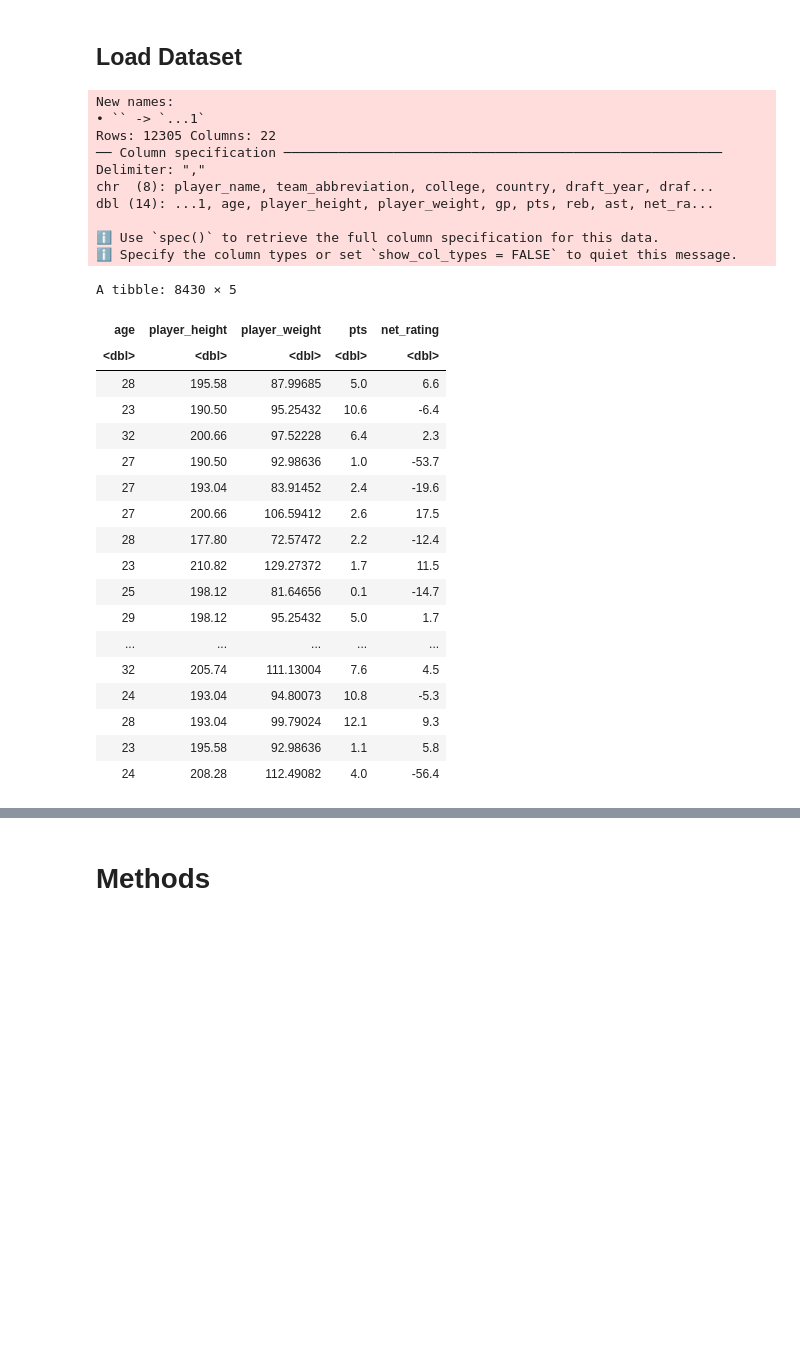
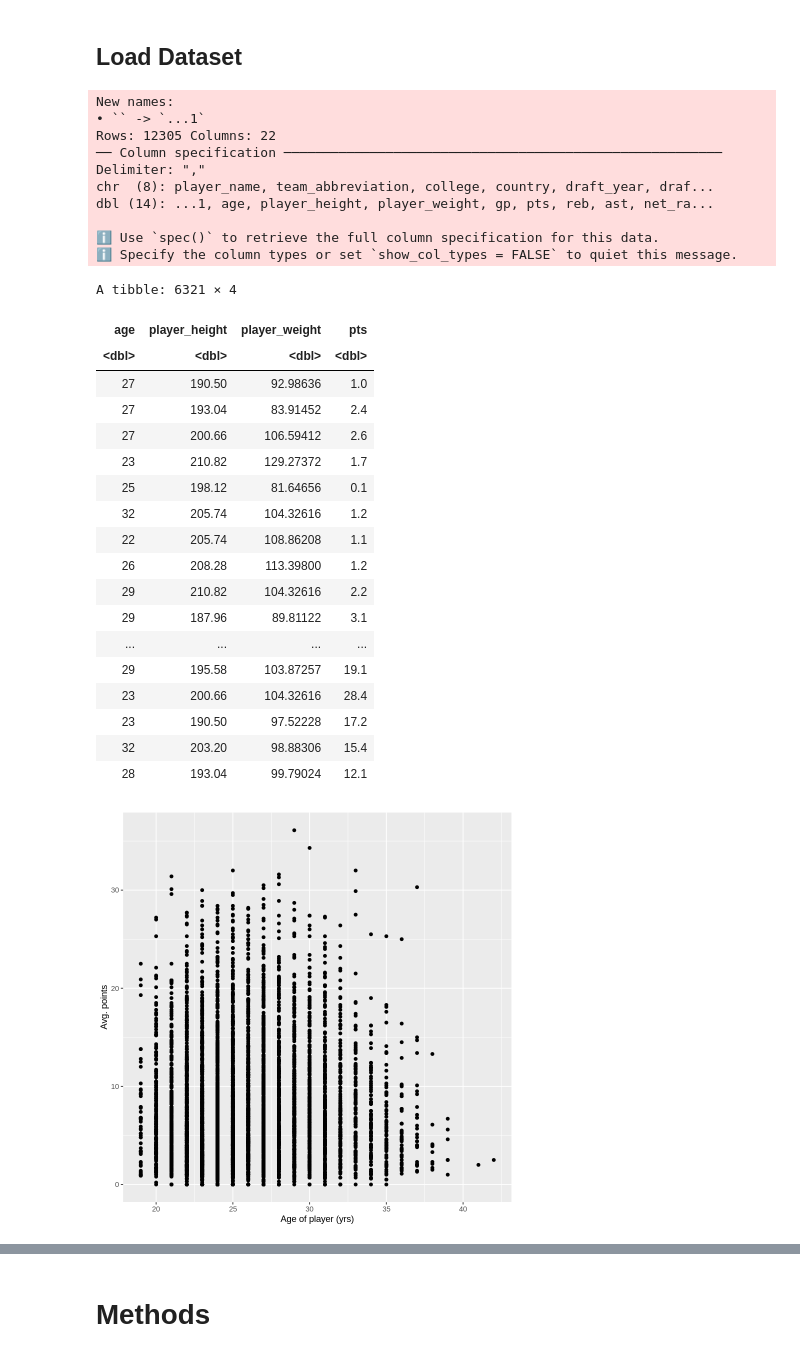
Before and after one commit to mdean808/dsci-100-group-project, a Jupyter notebook: project.ipynb, the cells around one changed output, grey strips where cells are left out. Drawn from its saved outputs; the diff is of its cells as text; code cells hidden in the pictures; blank space fills up the shorter version.

Commit message:
Added plots of relevant variables

```diff
--- a/project.ipynb
+++ b/project.ipynb
@@ -33,46 +33,68 @@ library(repr)
 # %%
 url <-"https://github.com/mdean808/dsci-100-group-project/blob/b11c50b091b2c4a554a2b7ff8f9e568e081b0f3c/all_seasons.csv"
 
 
 temp <- tempfile()
 
 
 download.file(url, temp)
 # read the dataset from temp file
 nba_players <- read_csv("all_seasons.csv")
 
 nba_players <- nba_players |>
 filter(draft_year > 2000) |>
-select(age, player_height, player_weight, pts, net_rating)
+select(age, player_height, player_weight, pts)
 
-nba_players
+nba_players_split <- initial_split(nba_players, prop = 0.75, strata = pts)
+nba_training <- training(nba_players_split)
+nba_testing <- testing(nba_players_split)
+
+nba_training
+
+
+nba_plot_age <- ggplot(nba_training, aes(x = age, y = pts)) +
+geom_point() +
+labs(x = "Age of player (yrs)", y = "Avg. points")
+
+nba_plot_height <- ggplot(nba_training, aes(x = player_height, y = pts)) +
+geom_point() +
+labs(x = "Player height (cm)", y = "Avg. points")
+
+nba_plot_weight <- ggplot(nba_training, aes(x = player_weight, y = pts)) +
+geom_point() +
+labs(x = "Player weight (kg)", y = "Avg. points")
+
+nba_plot_age
+nba_plot_height
+nba_plot_weight
 # %% [output]
 New names:
 • `` -> `...1`
 Rows: 12305 Columns: 22
 ── Column specification ────────────────────────────────────────────────────────
 Delimiter: ","
 chr  (8): player_name, team_abbreviation, college, country, draft_year, draf...
 dbl (14): ...1, age, player_height, player_weight, gp, pts, reb, ast, net_ra...
 
 ℹ Use `spec()` to retrieve the full column specification for this data.
 ℹ Specify the column types or set `show_col_types = FALSE` to quiet this message.
-A tibble: 8430 × 5
+A tibble: 6321 × 4
-| age | player_height | player_weight | pts | net_rating |
-| <dbl> | <dbl> | <dbl> | <dbl> | <dbl> |
-| 28 | 195.58 | 87.99685 | 5.0 | 6.6 |
-| 23 | 190.50 | 95.25432 | 10.6 | -6.4 |
-| 32 | 200.66 | 97.52228 | 6.4 | 2.3 |
-| 27 | 190.50 | 92.98636 | 1.0 | -53.7 |
-| 27 | 193.04 | 83.91452 | 2.4 | -19.6 |
-| 27 | 200.66 | 106.59412 | 2.6 | 17.5 |
-| 28 | 177.80 | 72.57472 | 2.2 | -12.4 |
-| 23 | 210.82 | 129.27372 | 1.7 | 11.5 |
-| 25 | 198.12 | 81.64656 | 0.1 | -14.7 |
-| 29 | 198.12 | 95.25432 | 5.0 | 1.7 |
-| ... | ... | ... | ... | ... |
-| 32 | 205.74 | 111.13004 | 7.6 | 4.5 |
-| 24 | 193.04 | 94.80073 | 10.8 | -5.3 |
-| 28 | 193.04 | 99.79024 | 12.1 | 9.3 |
-| 23 | 195.58 | 92.98636 | 1.1 | 5.8 |
-| 24 | 208.28 | 112.49082 | 4.0 | -56.4 |
+| age | player_height | player_weight | pts |
+| <dbl> | <dbl> | <dbl> | <dbl> |
+| 27 | 190.50 | 92.98636 | 1.0 |
+| 27 | 193.04 | 83.91452 | 2.4 |
+| 27 | 200.66 | 106.59412 | 2.6 |
+| 23 | 210.82 | 129.27372 | 1.7 |
+| 25 | 198.12 | 81.64656 | 0.1 |
+| 32 | 205.74 | 104.32616 | 1.2 |
+| 22 | 205.74 | 108.86208 | 1.1 |
+| 26 | 208.28 | 113.39800 | 1.2 |
+| 29 | 210.82 | 104.32616 | 2.2 |
+| 29 | 187.96 | 89.81122 | 3.1 |
+| ... | ... | ... | ... |
+| 29 | 195.58 | 103.87257 | 19.1 |
+| 23 | 200.66 | 104.32616 | 28.4 |
+| 23 | 190.50 | 97.52228 | 17.2 |
+| 32 | 203.20 | 98.88306 | 15.4 |
+| 28 | 193.04 | 99.79024 | 12.1 |
+[figure, added]
```
Also changed, not shown: parts of 2 cells of this notebook.
